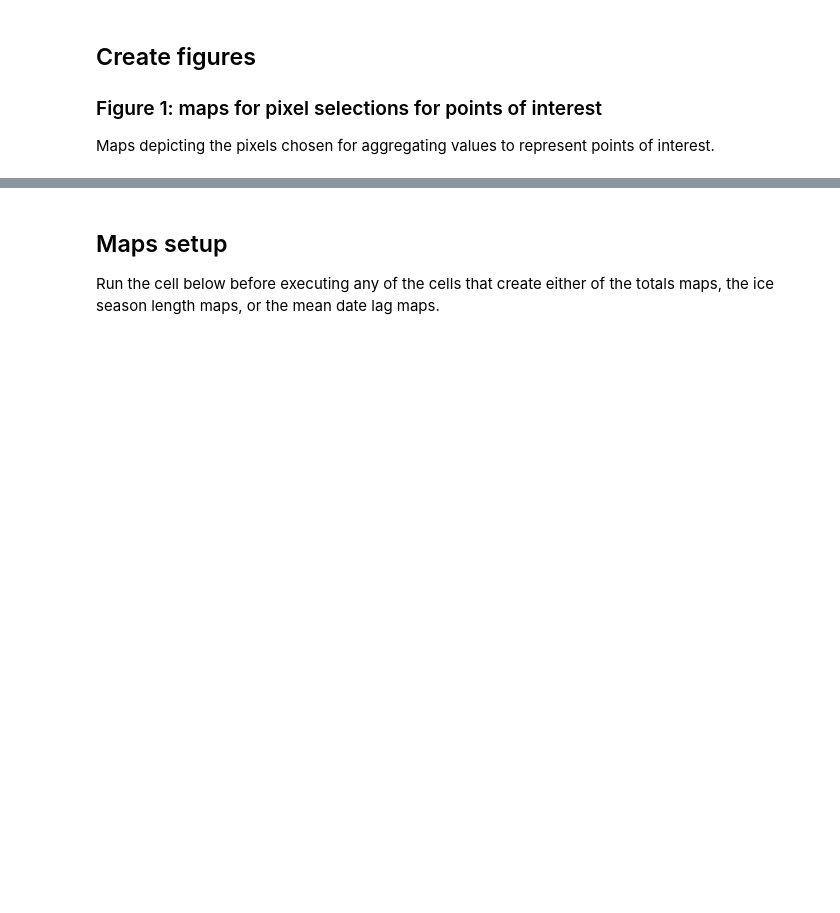
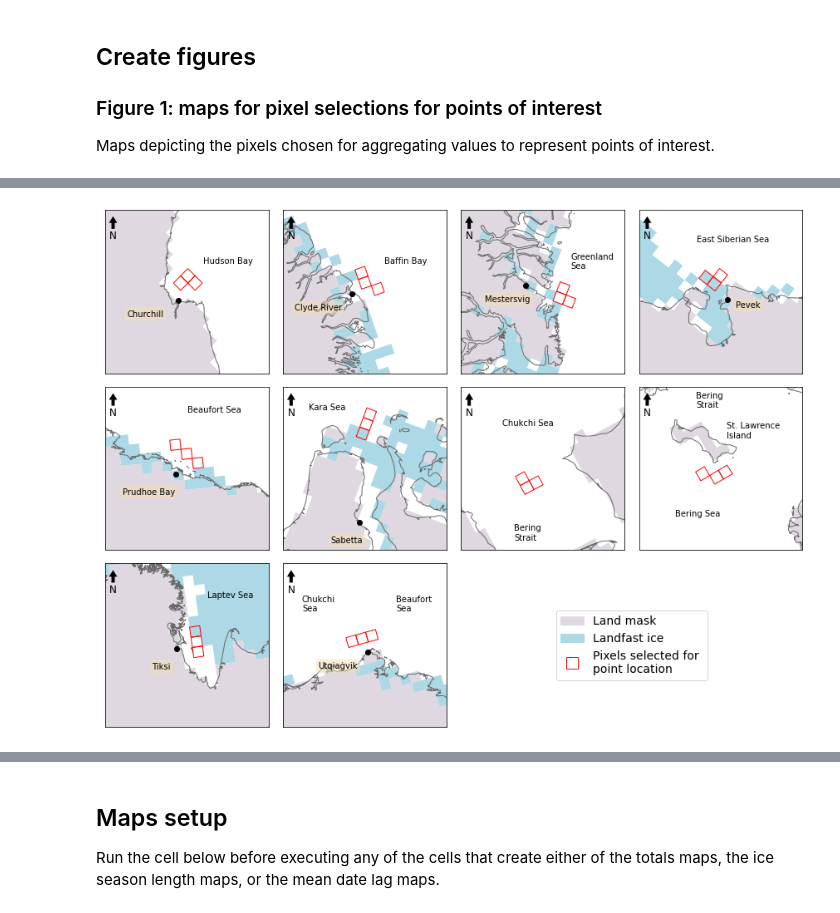
Before and after one commit to ua-snap/seaice_noaa_indicators, a Jupyter notebook: manuscript_content/manuscript_content.ipynb, the cells around one changed output, grey strips where cells are left out. Saved outputs shown, nothing was run; the diff lists cells and outputs as text; code cells hidden in the pictures; blank space fills up the shorter version.

Commit message:
completed rotation of panels in fig 1 to have north-up, with polygonized landfast ice rasters included and text re-adjusted

```diff
--- a/manuscript_content/manuscript_content.ipynb
+++ b/manuscript_content/manuscript_content.ipynb
@@ -49,7 +49,9 @@ bin_med_fp = anc_dir.joinpath("nic_climo_1972_2007_06_med.v0.bin")
 bin_max_fp = anc_dir.joinpath("nic_climo_1972_2007_06_max.v0.bin")
 fast_med_fp = anc_dir.joinpath("fast_ice_median_and_land.tif")
 fast_max_fp = anc_dir.joinpath("fast_ice_max_and_land.tif")
-
+fast_med_poly_fp = anc_dir.joinpath("shapefiles/fast_ice_med_and_land.shp")
+fast_max_poly_fp = anc_dir.joinpath("shapefiles/fast_ice_max_and_land.shp")
+fast_med_poly_fp.parent.mkdir(exist_ok=True)
 
 # make input filepaths global in setup module
 mcs.fubu_fp = fubu_fp
@@ -272,15 +276,6 @@ with rio.open(fast_med_fp) as src:
 Maps depicting the pixels chosen for aggregating values to represent points of interest.
 # %%
 print("Creating maps for pixel selections for points-of-interest", file=terminal_output, flush=True, end="...")
-
-# Point of interest maps setup
-# try: fubu
-# except NameError:
-#     fubu = mcf.load_fubu(fubu_fp)
-
-# try: orac
-# except NameError:
-#     orac = mcf.load_orac(orac_fp, fubu)
 
 try: poi_coords
 except NameError:
@@ -292,20 +287,5 @@ except NameError:
 
 try: seamask_src
 except NameError:
-    seamask_src = mcf.load_seamask(seamask_fp)
-
-# try: fast_mask_src
-# except NameError:
-#     fast_mask_src = mcf.open_rasterio(fast_med_fp)
-
-
-output_format = "png"
-# output_format = "eps"
-
-mcf.make_poi_maps(
-    poi_coords,
-    world_shore,
-    fast_mask_src,
-    content_dir.joinpath(f"point_trends_maps.{output_format}")
-)
+    seamask_src = mcf.open_rasterio(seamask_fp)
 # %% [output]
@@ -313,0 +337,14 @@ Creating maps for pixel selections for points-of-interest...Plot written to /wor
+# %%
+output_format = "png"
+# output_format = "eps"
+
+
+fig1_med_fp = content_dir.joinpath(f"point_trends_maps_median_fastice.{output_format}")
+mcf.make_poi_maps(
+    poi_coords,
+    world_shore,
+    seamask_src,
+    fast_med_poly_fp,
+    fig1_med_fp,
+)
+# %% [output]
@@ -313,0 +352 @@ Creating maps for pixel selections for points-of-interest...Plot written to /wor
+[figure, added]
```
Also changed, not shown: parts of 10 cells of this notebook, 1 other file.
